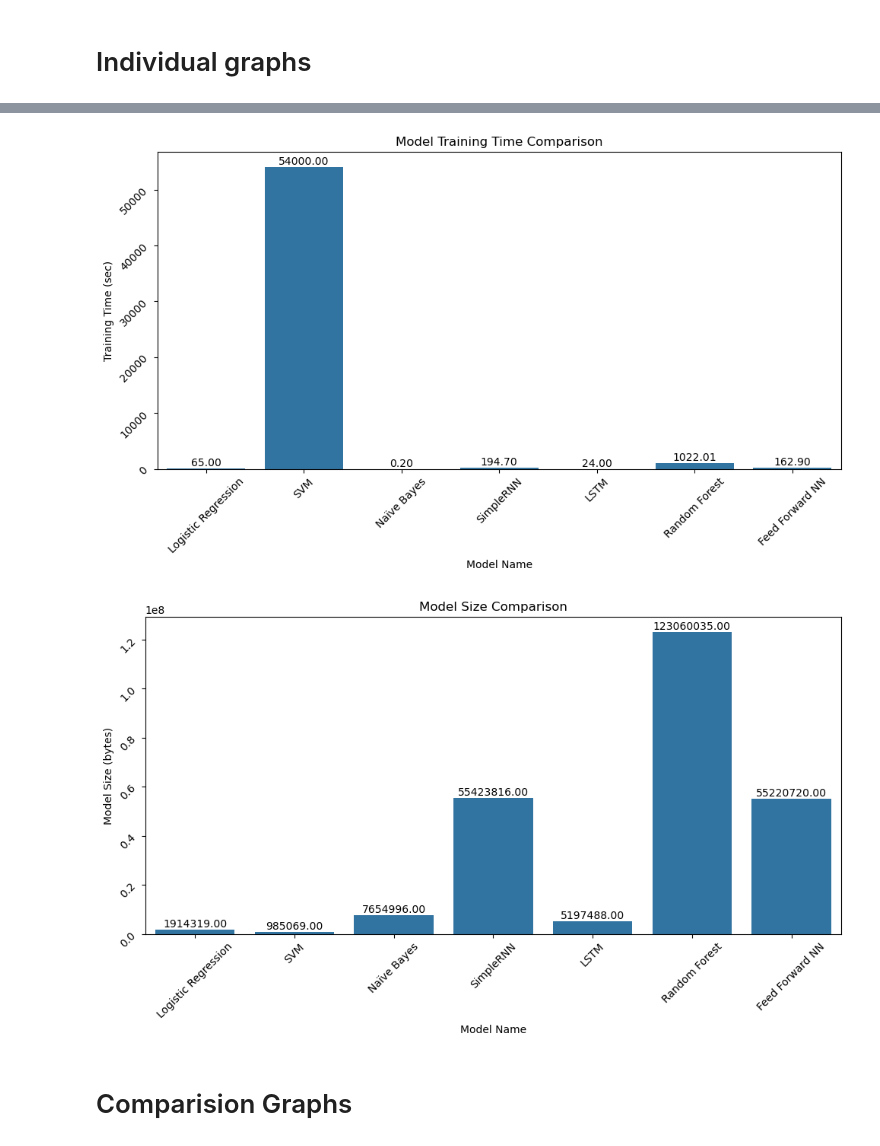
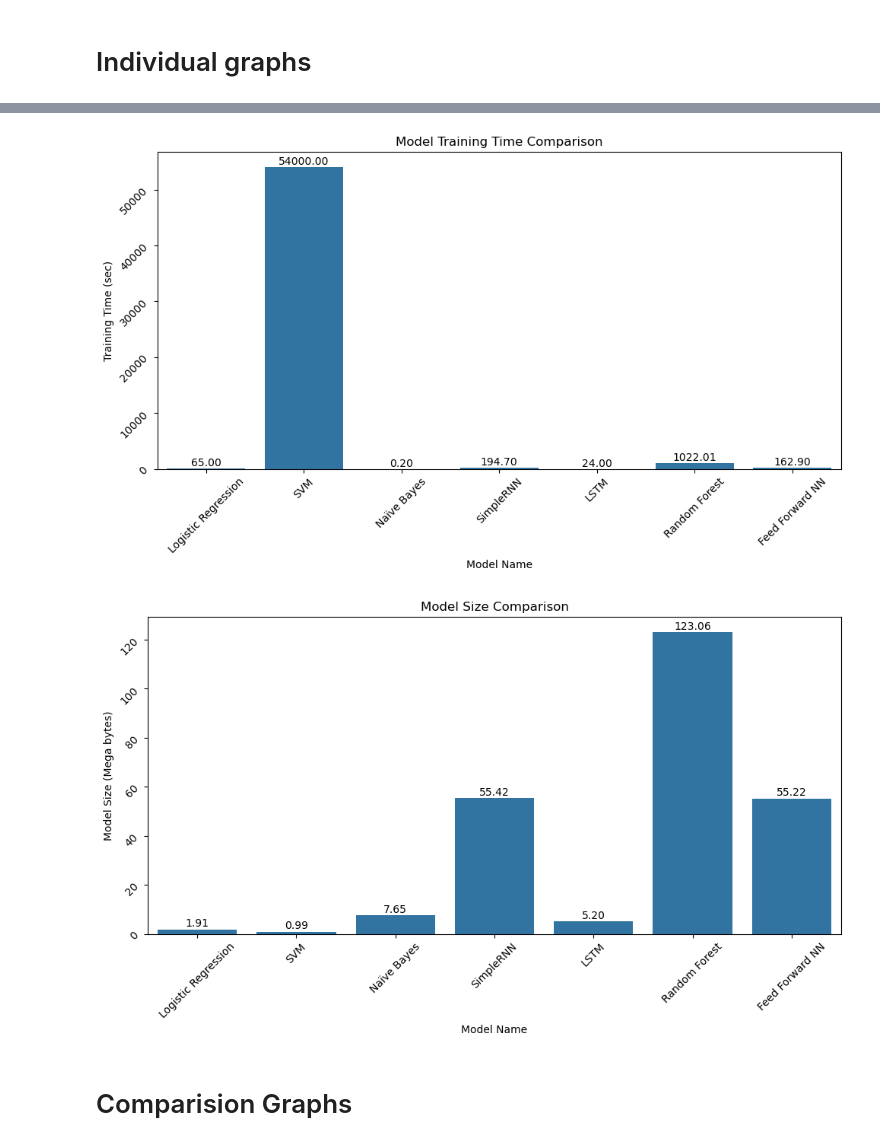
Before and after one commit to HarshithDR/doctor-patient-speech-classification, a Jupyter notebook: comparision_viz.ipynb, the cells around one changed output, grey strips where cells are left out. Drawn from its saved outputs; the diff is of its cells as text; code cells hidden in the pictures.

Commit message:
size comparision from bytes to MB

```diff
--- a/comparision_viz.ipynb
+++ b/comparision_viz.ipynb
@@ -13,42 +13,42 @@ data = {
     'Model Name': ['Logistic Regression', 'SVM', 'Naïve Bayes', 'SimpleRNN', 'LSTM', 'Random Forest', 'Feed Forward NN'],
     'Accuracy': [99.52, 99.36, 98.97, 99.54, 97.98, 96.56, 99.59],
     'Training Time (sec)': [65, 54000, 0.2, 194.7, 24, 1022.01, 162.9],
-    'Model Size (bytes)': [1914319, 985069, 7654996, 55423816, 5197488, 123060035, 55220720],
+    'Model Size (Mega bytes)': [1.914319, 0.985069, 7.654996, 55.423816, 5.197488, 123.060035, 55.220720],
     'F1 Score': [0.99, 0.99, 0.98, None, None, 0.97, None]
 }
 
 df = pd.DataFrame(data)
 
 def create_bar_graph(x_axis, y_axis, title):
   """
   Creates a bar graph using seaborn and prints values above the bars.
   """
   fig, ax = plt.subplots(figsize=(10, 6))  # Adjust figure size as needed
   sns.barplot(x=x_axis, y=y_axis, data=df, ax=ax)
 
   # Get bar heights using get_height method
   bars = ax.containers[0]
   y_vals = [bar.get_height() for bar in bars]
 
   # Print values above the bars with some offset
   for bar, y_val in zip(bars, y_vals):
     ax.text(bar.get_x() + bar.get_width() / 2, y_val + 0.1, f"{y_val:.2f}", ha='center', va='bottom')
 
   ax.set_title(title)
   ax.set_xlabel(x_axis)
   ax.set_ylabel(y_axis)
   ax.tick_params(rotation=45)  # Rotate x-axis labels for better readability
   plt.tight_layout()
   plt.show()
 
 # Create the 4 bar graphs
 create_bar_graph('Model Name', 'Accuracy', 'Model Accuracy Comparison')
 create_bar_graph('Model Name', 'Training Time (sec)', 'Model Training Time Comparison')
-create_bar_graph('Model Name', 'Model Size (bytes)', 'Model Size Comparison')
+create_bar_graph('Model Name', 'Model Size (Mega bytes)', 'Model Size Comparison')
 # %% [output]
 [figure]
 [figure]
-[figure, old version]
+[figure, new version]
 # %% [markdown]
 # Comparision Graphs
 # %%
```
Also changed, not shown: parts of 2 cells of this notebook, 4 other files.
